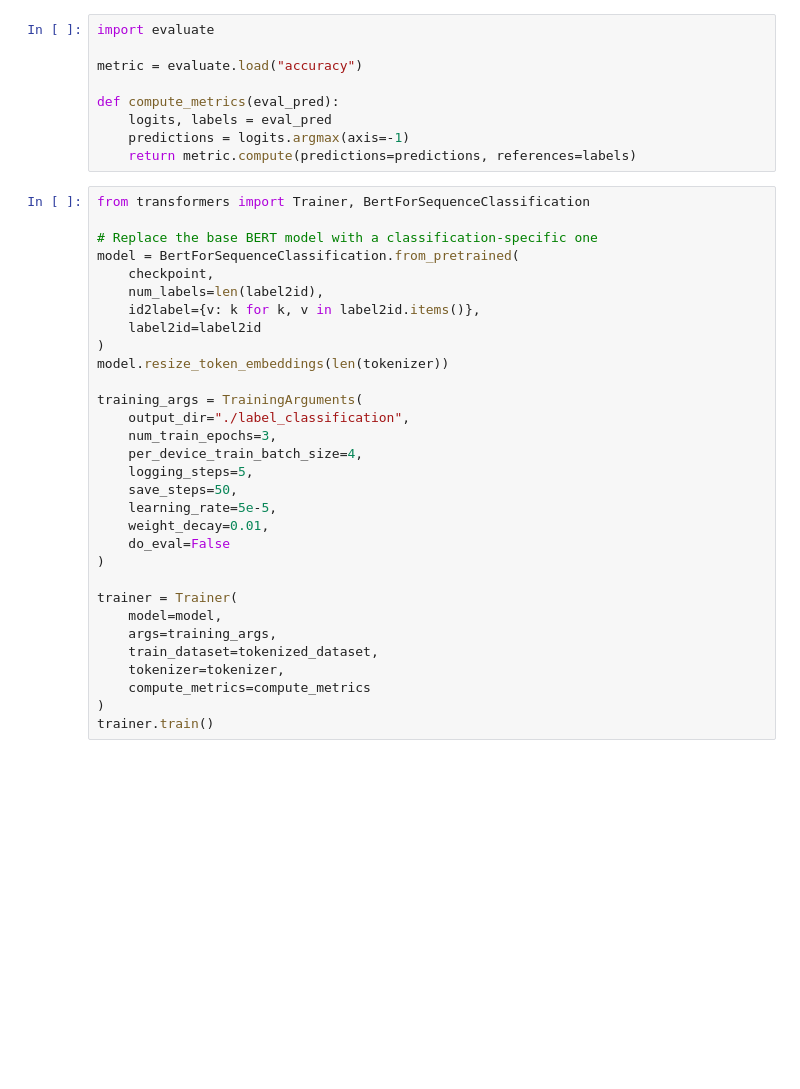
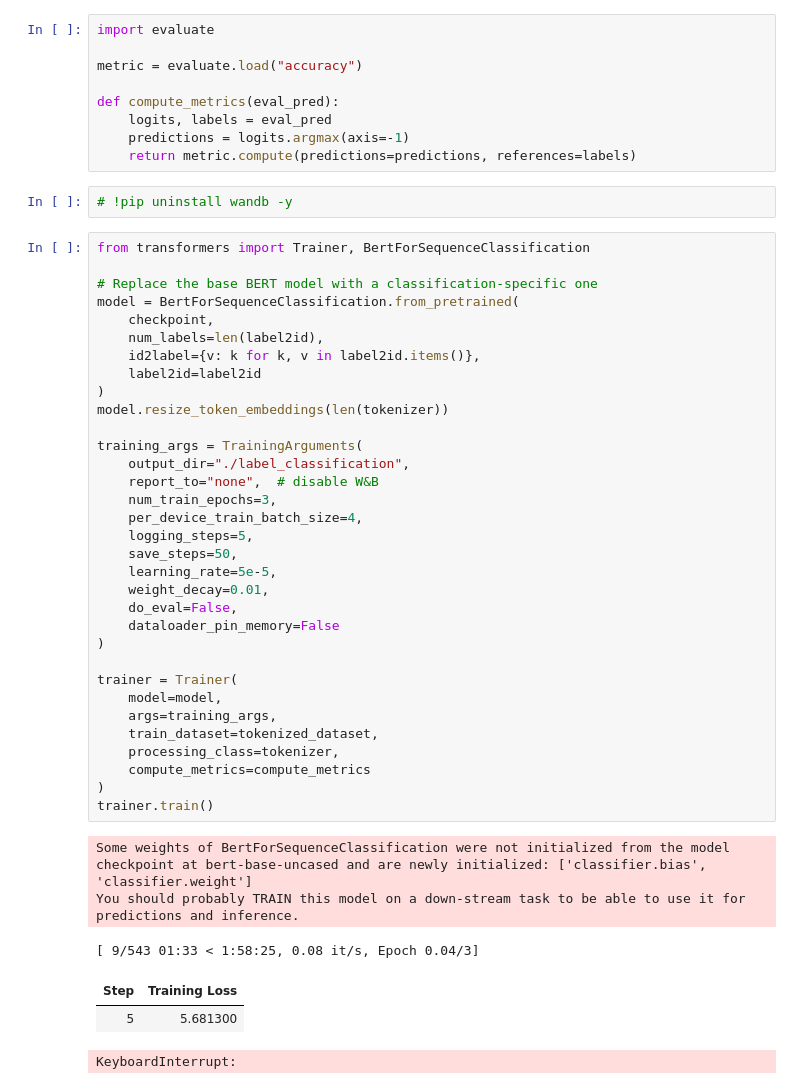
Before and after one commit to lut-ful/NLP-healthcare, a Jupyter notebook: quick_bert.ipynb, the cells around one changed output. Drawn from its saved outputs; the diff is of its cells as text; blank space fills up the shorter version.

Commit message:
colab train

```diff
--- a/quick_bert.ipynb
+++ b/quick_bert.ipynb
@@ -111,34 +171,45 @@ def compute_metrics(eval_pred):
     logits, labels = eval_pred
     predictions = logits.argmax(axis=-1)
     return metric.compute(predictions=predictions, references=labels)
+# %%
+# !pip uninstall wandb -y
 # %%
 from transformers import Trainer, BertForSequenceClassification
 
 # Replace the base BERT model with a classification-specific one
 model = BertForSequenceClassification.from_pretrained(
     checkpoint,
     num_labels=len(label2id),
     id2label={v: k for k, v in label2id.items()},
     label2id=label2id
 )
 model.resize_token_embeddings(len(tokenizer))
 
 training_args = TrainingArguments(
     output_dir="./label_classification",
+    report_to="none",  # disable W&B
     num_train_epochs=3,
     per_device_train_batch_size=4,
     logging_steps=5,
     save_steps=50,
     learning_rate=5e-5,
     weight_decay=0.01,
-    do_eval=False
+    do_eval=False,
+    dataloader_pin_memory=False
 )
 
 trainer = Trainer(
     model=model,
     args=training_args,
     train_dataset=tokenized_dataset,
-    tokenizer=tokenizer,
+    processing_class=tokenizer,
     compute_metrics=compute_metrics
 )
 trainer.train()
+# %% [output]
+Some weights of BertForSequenceClassification were not initialized from the model checkpoint at bert-base-uncased and are newly initialized: ['classifier.bias', 'classifier.weight']
+You should probably TRAIN this model on a down-stream task to be able to use it for predictions and inference.
+[ 9/543 01:33 < 1:58:25, 0.08 it/s, Epoch 0.04/3]
+| Step | Training Loss |
+| 5 | 5.681300 |
+KeyboardInterrupt:
```
Also changed, not shown: parts of 8 cells of this notebook.
